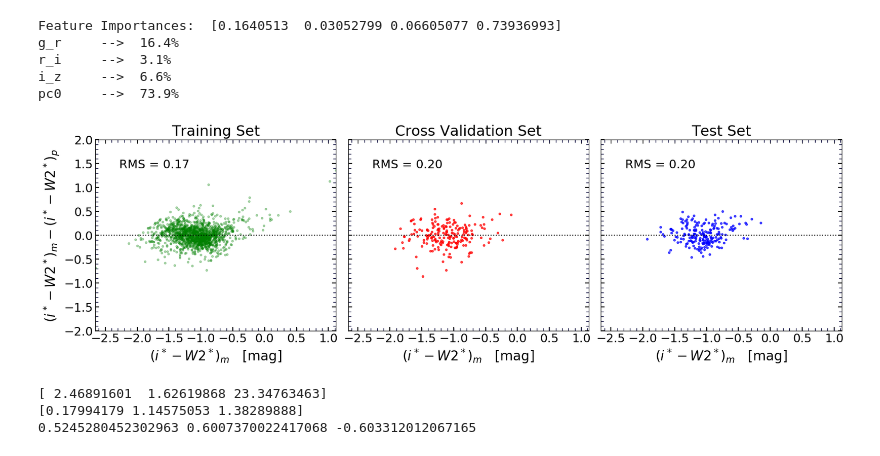
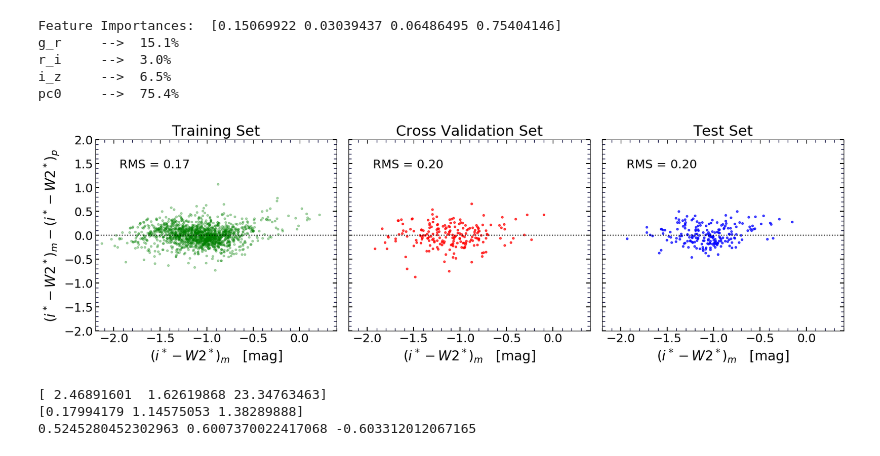
Before and after one commit to ekourkchi/reddening, a Jupyter notebook: playing_with_Random_Forest.ipynb, the cells around one changed output. Drawn from its saved outputs; the diff is of its cells as text; code cells hidden in the pictures.

```diff
--- a/playing_with_Random_Forest.ipynb
+++ b/playing_with_Random_Forest.ipynb
@@ -224,41 +203,41 @@ for j in range(len(features)):
     if features[j]!='logWimx':
         print features[j], '\t-->  '+'%.1f'%(importances[j]*100)+'%'
     else: print features[j], '-->  '+'%.1f'%(importances[j]*100)+'%'
 
 ################################ Plotting
 text     = 'i^*-W2^*'
 text_unit = 'mag'
-x0 = np.min(table_trn[output])
-x1 = np.max(table_trn[output])
+x0 = -2.2 #np.min(table_trn[output])
+x1 = 0.4 # np.max(table_trn[output])
 xlabel = r'$('+text+')'+'_{m}$'+'   ['+text_unit+']'
 ylabel = r'$('+text+')'+'_{m}'+'-'+'('+text+')'+'_{p}$'
 xlim = [x0,x1]
 ylim = [-2,2]
 
 d = np.abs(p_y_trn-y_trn)
 tt = 0.6
 indx, = np.where((d<tt) & (y_trn<0) )
 X = y_trn[indx]
 Xp = p_y_trn[indx]
 Y = X-Xp
 m, b = np.polyfit(X,Y, 1)
 
 # m=0
 # b=0
 
 p_y_trn = (p_y_trn+b)/(1-m)
 p_y_cvl = (p_y_cvl+b)/(1-m)
 p_y_tst = (p_y_tst+b)/(1-m)
 
 makePlot(x_trn, y_trn, p_y_trn, x_cvl, y_cvl, p_y_cvl, x_tst, y_tst, p_y_tst, \
         xlim, ylim, xlabel, ylabel, plotName='RF_grIz_mu50_logWimx_c21w')
 # %% [output]
-Feature Importances:  [0.1640513  0.03052799 0.06605077 0.73936993]
-g_r     -->  16.4%
-r_i     -->  3.1%
-i_z     -->  6.6%
-pc0     -->  73.9%
+Feature Importances:  [0.15069922 0.03039437 0.06486495 0.75404146]
+g_r     -->  15.1%
+r_i     -->  3.0%
+i_z     -->  6.5%
+pc0     -->  75.4%
-[figure, old version]
+[figure, new version]
 # %%
 band2 = 'w2'
 inFile = 'ESN_HI_catal.csv'
```
Also changed, not shown: parts of 3 cells of this notebook.
